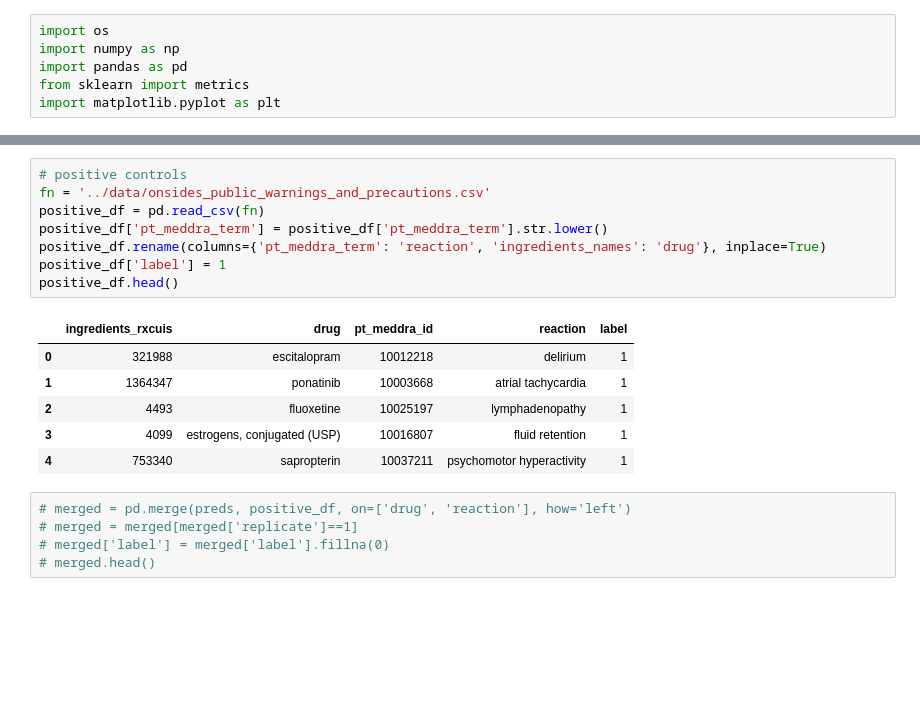
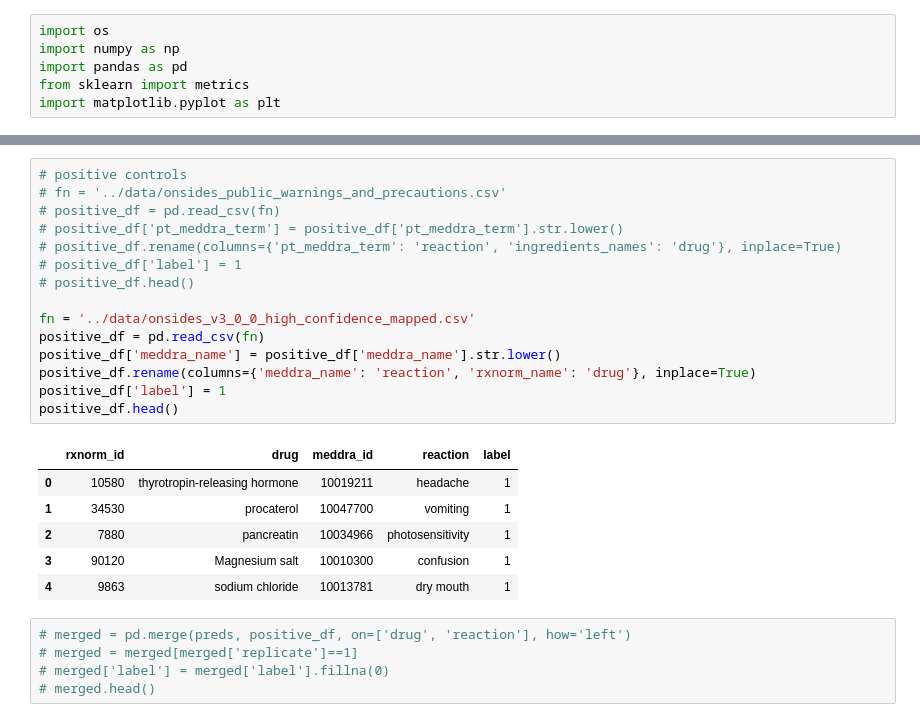
Before and after one commit to tatonetti-lab/offsides, a Jupyter notebook: notebooks/evaluate_performance_onsides.ipynb, the cells around one changed output, grey strips where cells are left out. Cells and saved outputs as stored; diff of their text form; blank space fills up the shorter version.

```diff
--- a/notebooks/evaluate_performance_onsides.ipynb
+++ b/notebooks/evaluate_performance_onsides.ipynb
@@ -26,18 +26,25 @@ preds.head()
 # %%
 # positive controls
-fn = '../data/onsides_public_warnings_and_precautions.csv'
+# fn = '../data/onsides_public_warnings_and_precautions.csv'
+# positive_df = pd.read_csv(fn)
+# positive_df['pt_meddra_term'] = positive_df['pt_meddra_term'].str.lower()
+# positive_df.rename(columns={'pt_meddra_term': 'reaction', 'ingredients_names': 'drug'}, inplace=True)
+# positive_df['label'] = 1
+# positive_df.head()
+
+fn = '../data/onsides_v3_0_0_high_confidence_mapped.csv'
 positive_df = pd.read_csv(fn)
-positive_df['pt_meddra_term'] = positive_df['pt_meddra_term'].str.lower()
-positive_df.rename(columns={'pt_meddra_term': 'reaction', 'ingredients_names': 'drug'}, inplace=True)
+positive_df['meddra_name'] = positive_df['meddra_name'].str.lower()
+positive_df.rename(columns={'meddra_name': 'reaction', 'rxnorm_name': 'drug'}, inplace=True)
 positive_df['label'] = 1
 positive_df.head()
 # %% [output]
-|  | ingredients_rxcuis | drug | pt_meddra_id | reaction | label |
-| 0 | 321988 | escitalopram | 10012218 | delirium | 1 |
-| 1 | 1364347 | ponatinib | 10003668 | atrial tachycardia | 1 |
-| 2 | 4493 | fluoxetine | 10025197 | lymphadenopathy | 1 |
-| 3 | 4099 | estrogens, conjugated (USP) | 10016807 | fluid retention | 1 |
-| 4 | 753340 | sapropterin | 10037211 | psychomotor hyperactivity | 1 |
+|  | rxnorm_id | drug | meddra_id | reaction | label |
+| 0 | 10580 | thyrotropin-releasing hormone | 10019211 | headache | 1 |
+| 1 | 34530 | procaterol | 10047700 | vomiting | 1 |
+| 2 | 7880 | pancreatin | 10034966 | photosensitivity | 1 |
+| 3 | 90120 | Magnesium salt | 10010300 | confusion | 1 |
+| 4 | 9863 | sodium chloride | 10013781 | dry mouth | 1 |
 # %%
 # merged = pd.merge(preds, positive_df, on=['drug', 'reaction'], how='left')
 # merged = merged[merged['replicate']==1]
```
Also changed, not shown: parts of 5 cells of this notebook, 8 other files.
